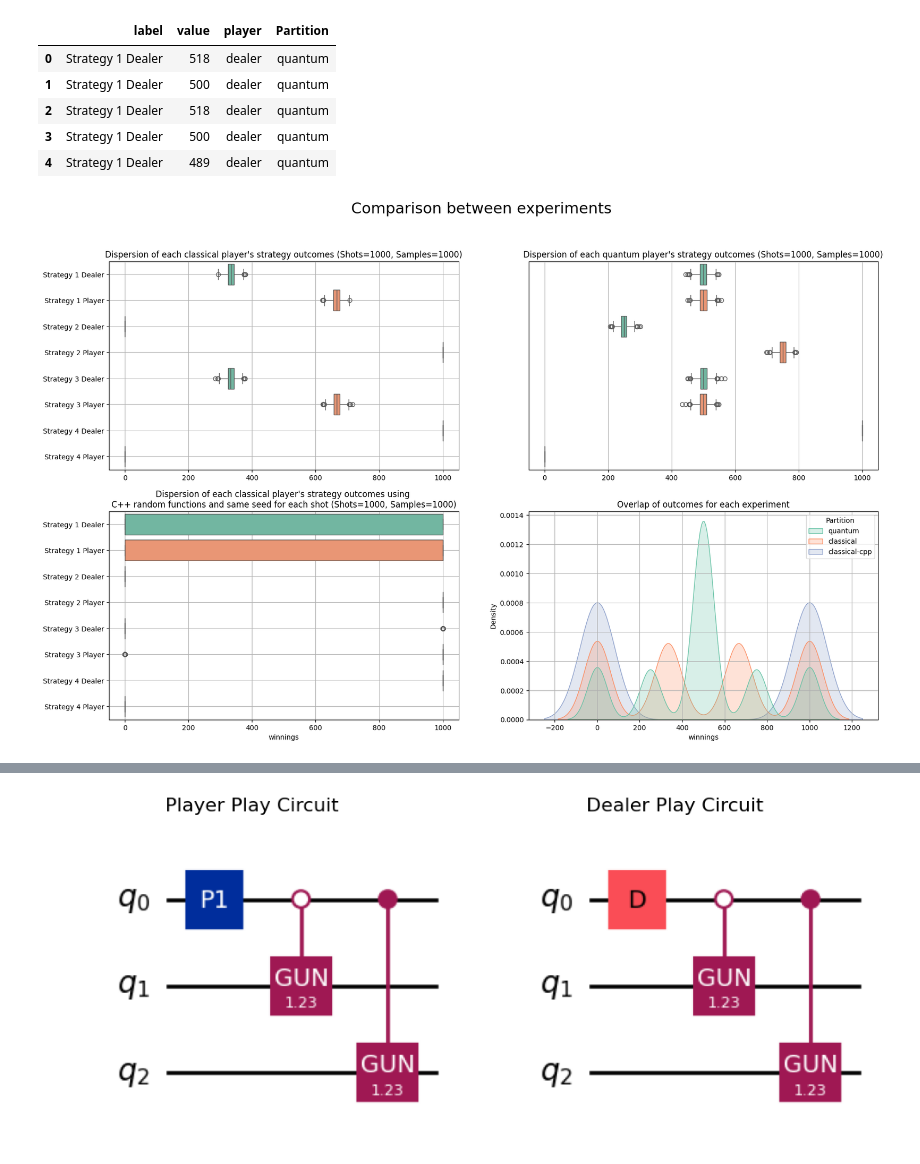
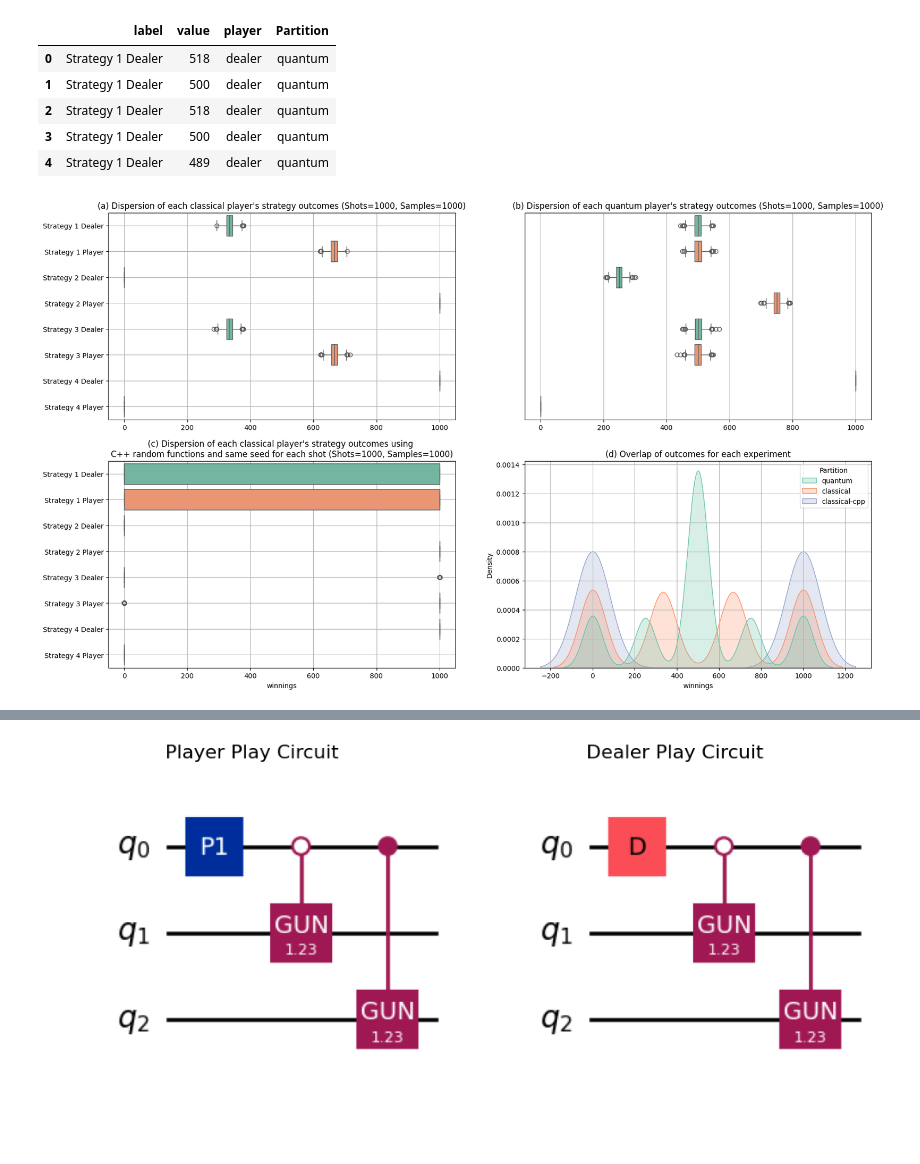
Before and after one commit to Dpbm/qbuck, a Jupyter notebook: buckshot-roulette.ipynb, the cells around one changed output, grey strips where cells are left out. Drawn from its saved outputs; the diff is of its cells as text; code cells hidden in the pictures; blank space fills up the shorter version.

Commit message:
updated charts

```diff
--- a/buckshot-roulette.ipynb
+++ b/buckshot-roulette.ipynb
@@ -572,39 +572,37 @@ unique_part_labels = all_data.Partition.nunique()
 palette_1  = sns.color_palette('Set2', unique_players)
 palette_2 = sns.color_palette('Set2', unique_part_labels)
 
 fig, ax = plt.subplots(2,2,figsize=(20,12))
 
-fig.suptitle("Comparison between experiments", fontsize=22)
-
-ax[0,0].set_title(f"Dispersion of each classical player's strategy outcomes (Shots={TOTAL_RUNS}, Samples={TOTAL_RUNS})")
+ax[0,0].set_title(f"(a) Dispersion of each classical player's strategy outcomes (Shots={TOTAL_RUNS}, Samples={TOTAL_RUNS})")
 sns.boxplot(data=classical_data, y="label", x="value", palette=palette_1, hue="player", legend=False, ax=ax[0,0])
 ax[0,0].set_ylabel('')
 ax[0,0].set_xlabel('')
 ax[0,0].grid()
 
 
-ax[0,1].set_title(f"Dispersion of each quantum player's strategy outcomes (Shots={TOTAL_RUNS}, Samples={TOTAL_RUNS})")
+ax[0,1].set_title(f"(b) Dispersion of each quantum player's strategy outcomes (Shots={TOTAL_RUNS}, Samples={TOTAL_RUNS})")
 sns.boxplot(data=quantum_data, y="label", x="value", palette=palette_1, hue="player", legend=False, ax=ax[0,1])
 ax[0,1].set_ylabel('')
 ax[0,1].set_xlabel('')
 ax[0,1].set_yticks([])
 ax[0,1].grid()
 
 
-ax[1,0].set_title(f"Dispersion of each classical player's strategy outcomes using \nC++ random functions and same seed for each shot (Shots={TOTAL_RUNS}, Samples={TOTAL_RUNS})")
+ax[1,0].set_title(f"(c) Dispersion of each classical player's strategy outcomes using \nC++ random functions and same seed for each shot (Shots={TOTAL_RUNS}, Samples={TOTAL_RUNS})")
 sns.boxplot(data=classical_data_cpp_random, y="label", x="value", palette=palette_1, hue="player", legend=False, ax=ax[1,0])
 ax[1,0].set_ylabel('')
 ax[1,0].set_xlabel('winnings')
 ax[1,0].grid()
 
-ax[1,1].set_title("Overlap of outcomes for each experiment")
+ax[1,1].set_title("(d) Overlap of outcomes for each experiment")
 sns.kdeplot(data=all_data, x="value", hue="Partition", ax=ax[1,1], palette=palette_2, fill=True)
 ax[1,1].set_xlabel('winnings')
 ax[1,1].grid()
 
 plt.savefig("comparison-strategies-outcomes.png", bbox_inches="tight")
 plt.show()
 # %% [output]
-[figure, old version]
+[figure, new version]
 # %%
 plt.figure(figsize=(20,12))
```
Also changed, not shown: parts of 2 cells of this notebook, 3 other files.
